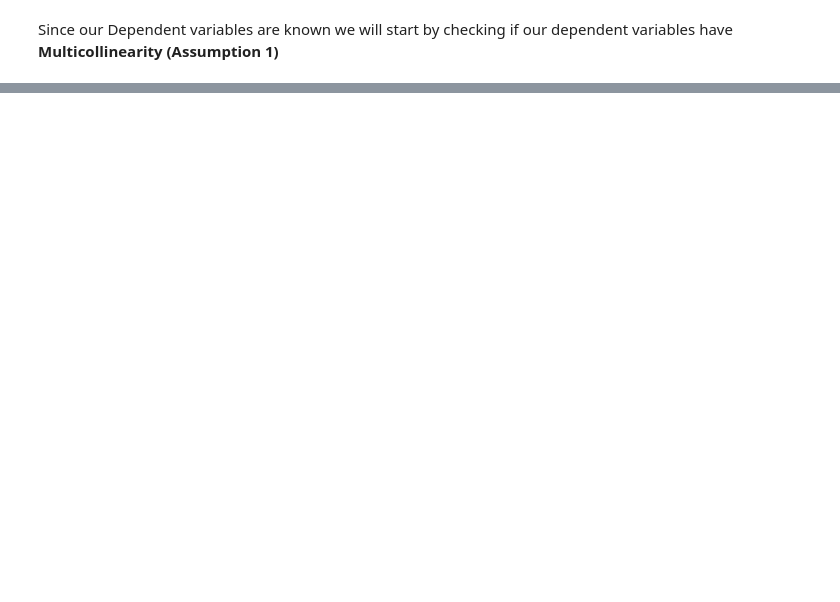
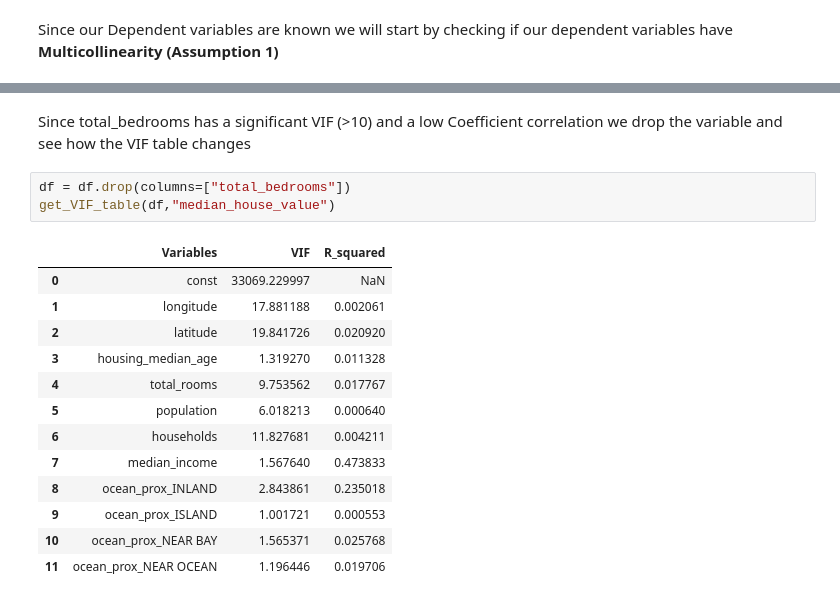
Before and after one commit to MiruSTAT/ML-HousePrices, a Jupyter notebook: Linear-Regression.ipynb, the cells around one changed output, grey strips where cells are left out. Saved outputs shown, nothing was run; the diff lists cells and outputs as text; blank space fills up the shorter version.

```diff
--- a/Linear-Regression.ipynb
+++ b/Linear-Regression.ipynb
@@ -198,0 +250,19 @@ plt.show()
+# %% [markdown]
+Since total_bedrooms has a significant VIF (>10) and a low Coefficient correlation we drop the variable and see how the VIF table changes
+# %%
+df = df.drop(columns=["total_bedrooms"])
+get_VIF_table(df,"median_house_value")
+# %% [output]
+|  | Variables | VIF | R_squared |
+| 0 | const | 33069.229997 | NaN |
+| 1 | longitude | 17.881188 | 0.002061 |
+| 2 | latitude | 19.841726 | 0.020920 |
+| 3 | housing_median_age | 1.319270 | 0.011328 |
+| 4 | total_rooms | 9.753562 | 0.017767 |
+| 5 | population | 6.018213 | 0.000640 |
+| 6 | households | 11.827681 | 0.004211 |
+| 7 | median_income | 1.567640 | 0.473833 |
+| 8 | ocean_prox_INLAND | 2.843861 | 0.235018 |
+| 9 | ocean_prox_ISLAND | 1.001721 | 0.000553 |
+| 10 | ocean_prox_NEAR BAY | 1.565371 | 0.025768 |
+| 11 | ocean_prox_NEAR OCEAN | 1.196446 | 0.019706 |
```
Also changed, not shown: parts of 22 cells of this notebook.
